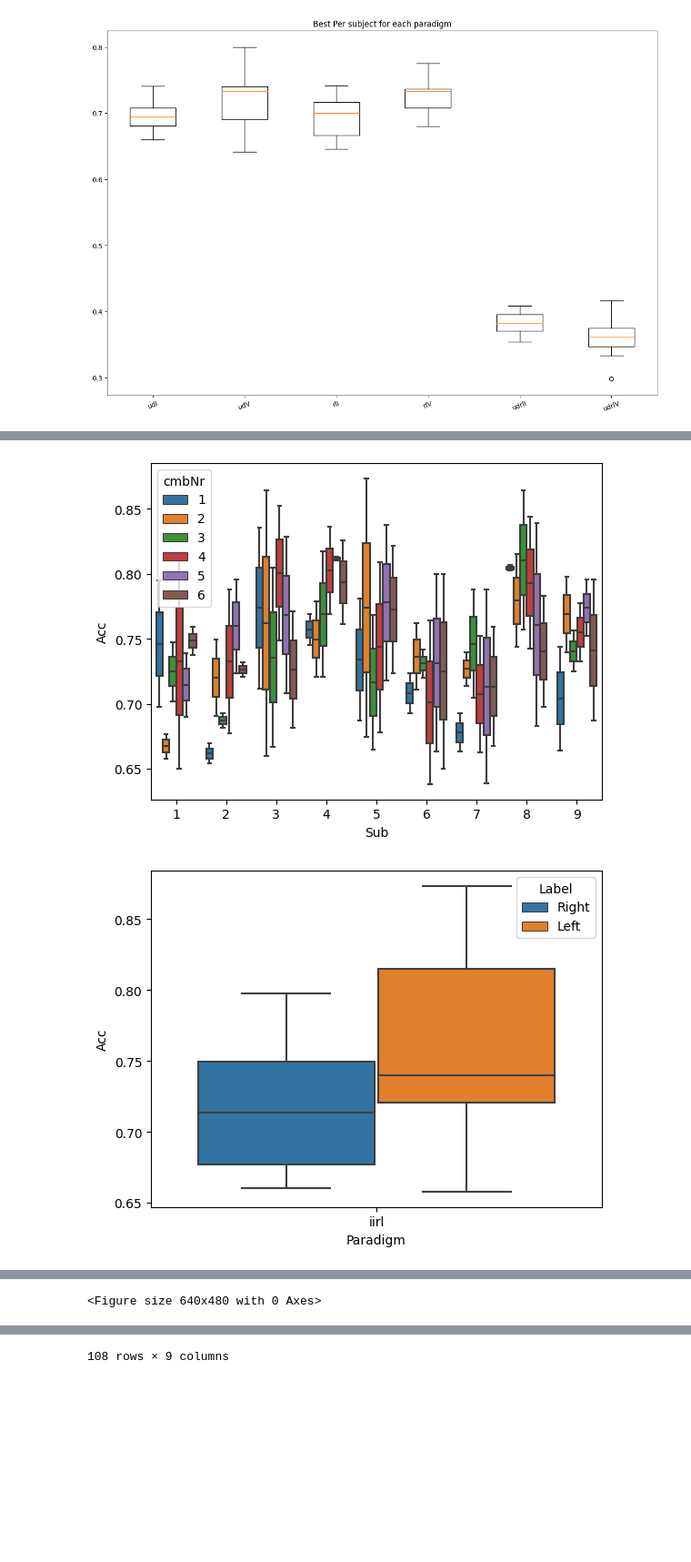
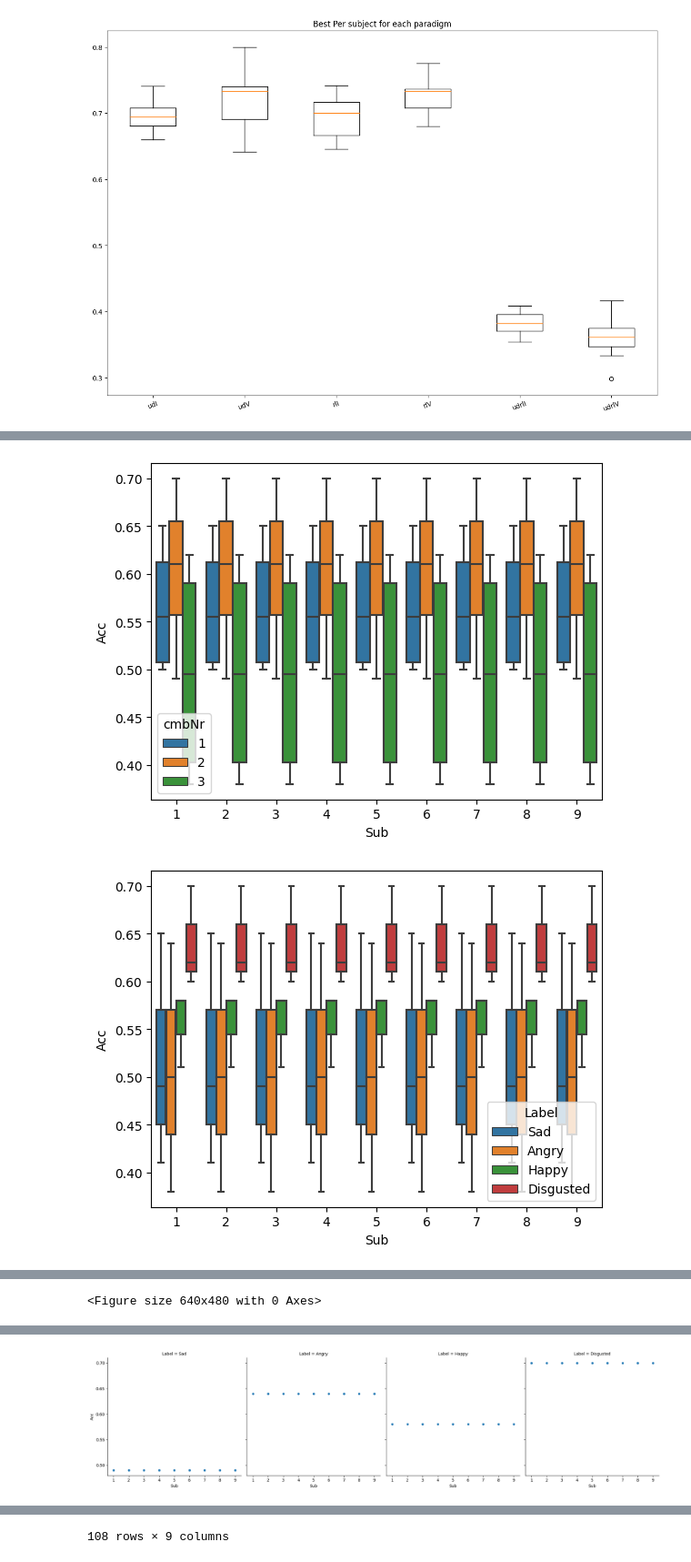
Before and after one commit to JuliaAlmaLuna/InnerSpeechEEGDecoding, a Jupyter notebook: plotting.ipynb, the cells around one changed output, grey strips where cells are left out. Shown: that part at 91% size. Cells and saved outputs as stored; diff of their text form; code cells hidden in the pictures; blank space fills up the shorter version.

Commit message:
ownDataTestUsingSimpleReRef

```diff
--- a/plotting.ipynb
+++ b/plotting.ipynb
@@ -144,11 +144,11 @@ results
 # Using Hold
 genSavePath = f"{os.getcwd()}/topFeaturesResultsHold/"
 #genSavePath = f"{os.getcwd()}/topBestFeaturesResults/"
-import paradigmSetting as pa
-paradigms = [ pa.upDownInner()[0], pa.upDownVis()[0], pa.rightLeftVis()[0], pa.rightLeftInner()[0], pa.upDownRightLeftVis()[0], pa.upDownRightLeftInner()[0]]
-comboNr = [1,2,3,4,5,6,7,8,9]
+import paradigmSetting as pa # [
+paradigms = [pa.sadAngryHappyDisgustedJulia()[0], ] #  pa.upDownInner()[0], pa.upDownVis()[0], pa.rightLeftVis()[0], pa.rightLeftInner()[0], pa.upDownRightLeftVis()[0], pa.upDownRightLeftInner()[0]
+comboNr = [1,2,3,4,5,6]
 first = True
-for para in paradigms[1:]:
+for para in paradigms:
 
     for nr in comboNr:
         topFeatures = []
@@ -203,6 +203,9 @@ plt.figure()
 sns.boxplot(data = results, y="Acc", x = "Sub", hue = "cmbNr")
 plt.show()
 plt.figure()
+sns.boxplot(data = results, y="Acc", x = "Sub", hue = "Label")
+plt.show()
+plt.figure()
 sns.boxplot(data = comboNrFrames[highestCombo-1], y="Acc", x = "Paradigm", hue= "Label")
 plt.show()
 plt.figure()
@@ -229,2 +226,2 @@ iirl6
-[figure, old version]
+[figure, new version]
-[figure, old version]
+[figure, new version]
@@ -233 +230,2 @@ iirl6
+[figure, added]
 |  | Unnamed: 0 | Acc | Sub | Feat | Kernel | C | Label | Paradigm | cmbNr |
```
Also changed, not shown: parts of 2 cells of this notebook, 58 other files.
